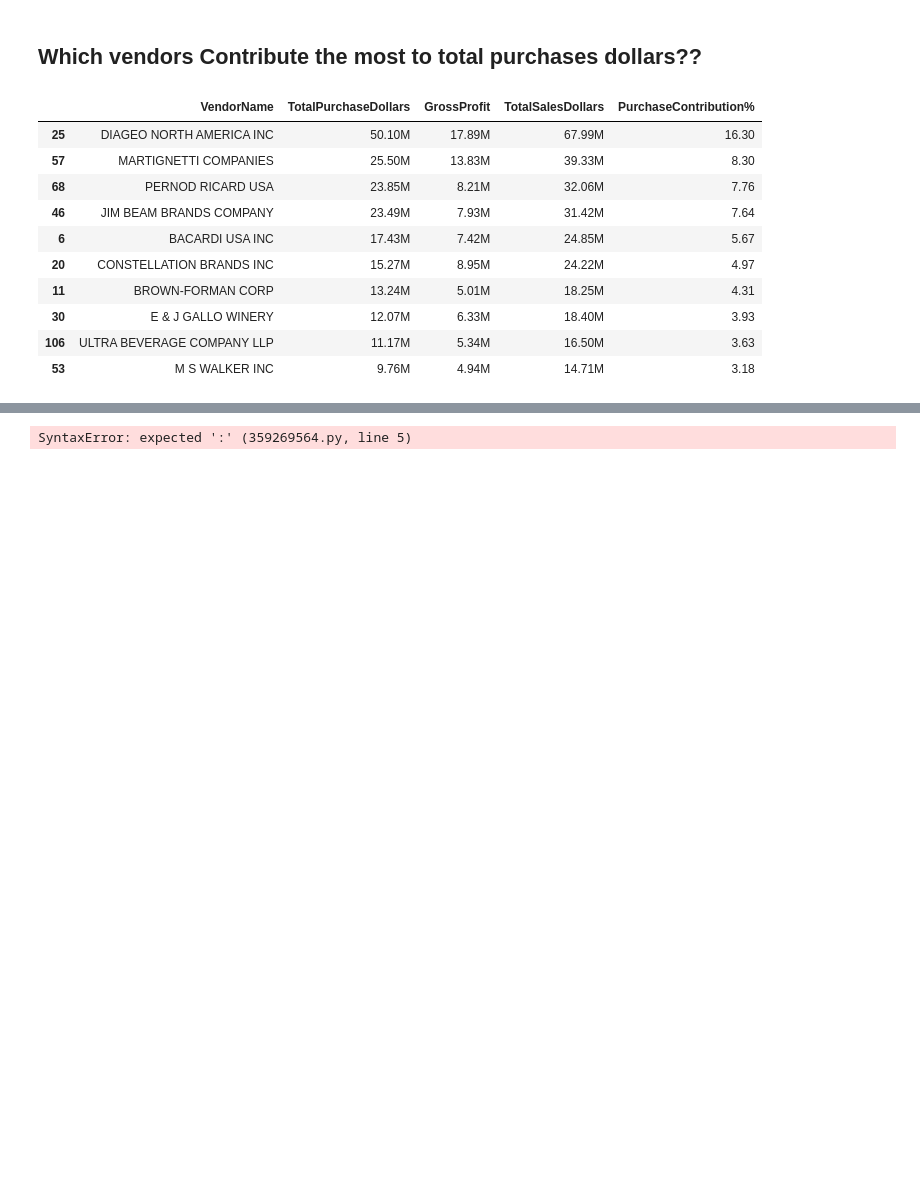
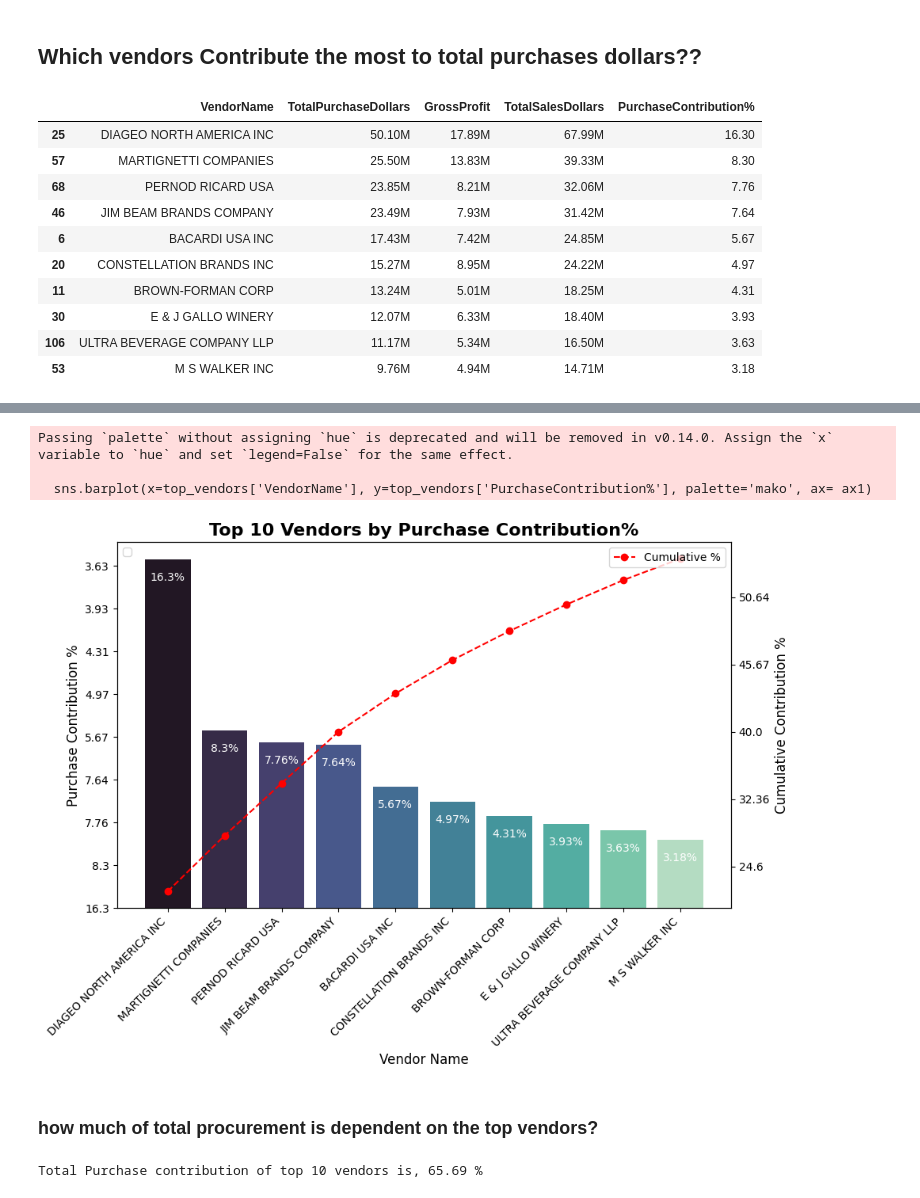
Before and after one commit to bhavsarsahil/Data_Anaylst_Practice, a Jupyter notebook: Data_Analyst_Practice/Power Bi Dashboard/Vendor Performance Analysis/Untitled.ipynb, the cells around one changed output, grey strips where cells are left out. Cells and saved outputs as stored; diff of their text form; code cells hidden in the pictures; blank space fills up the shorter version.

Commit message:
working on vendor performance analysis

```diff
--- a/Data_Analyst_Practice/Power Bi Dashboard/Vendor Performance Analysis/Untitled.ipynb
+++ b/Data_Analyst_Practice/Power Bi Dashboard/Vendor Performance Analysis/Untitled.ipynb
@@ -323,13 +323,36 @@ top_vendors
 # %%
 fig, ax1 =  plt.subplots(figsize = (10,6))
 
 #Bar Plot for Purchases Contribution%
 sns.barplot(x=top_vendors['VendorName'], y=top_vendors['PurchaseContribution%'], palette='mako', ax= ax1)
 for i,value in enumerate(top_vendors['PurchaseContribution%']):
     ax1.text(i, value - 1, str(value)+'%', ha="center", fontsize = 10, color='white')
 
 #Line Plot for Cumulative Contribution%
 ax2 = ax1.twinx()
 ax2.plot(top_vendors['VendorName'], top_vendors['Cumulative_Contribution%'], color='red', marker='o', linestyle='dashed', label='Cumulative %')
+
+ax1.set_title('Top 10 Vendors by Purchase Contribution%', fontsize=16, fontweight='bold')
+ax1.set_xlabel('Vendor Name', fontsize=12)
+ax1.set_ylabel('Purchase Contribution %', fontsize=12)
+ax2.set_ylabel('Cumulative Contribution %', fontsize=12)
+
+ax1.set_xticklabels(top_vendors['VendorName'], rotation=45, ha='right', fontsize=10)
+ax1.set_yticklabels(top_vendors['PurchaseContribution%'], fontsize=10)
+ax2.set_yticklabels(top_vendors['Cumulative_Contribution%'], fontsize=10)
+
+ax1.legend(loc='upper left', fontsize=10)
+ax2.legend(loc='upper right', fontsize=10)
+
+plt.show()
 # %% [output]
-SyntaxError: expected ':' (359269564.py, line 5)
+Passing `palette` without assigning `hue` is deprecated and will be removed in v0.14.0. Assign the `x` variable to `hue` and set `legend=False` for the same effect.
+
+  sns.barplot(x=top_vendors['VendorName'], y=top_vendors['PurchaseContribution%'], palette='mako', ax= ax1)
+[figure, added]
+# %% [markdown]
+### how much of total procurement is dependent on the top vendors?
+# %%
+print(f"Total Purchase contribution of top 10 vendors is, {round(top_vendors['PurchaseContribution%'].sum(),2)} %")
+# %% [output]
+Total Purchase contribution of top 10 vendors is, 65.69 %
```
Also changed, not shown: parts of 11 cells of this notebook.
